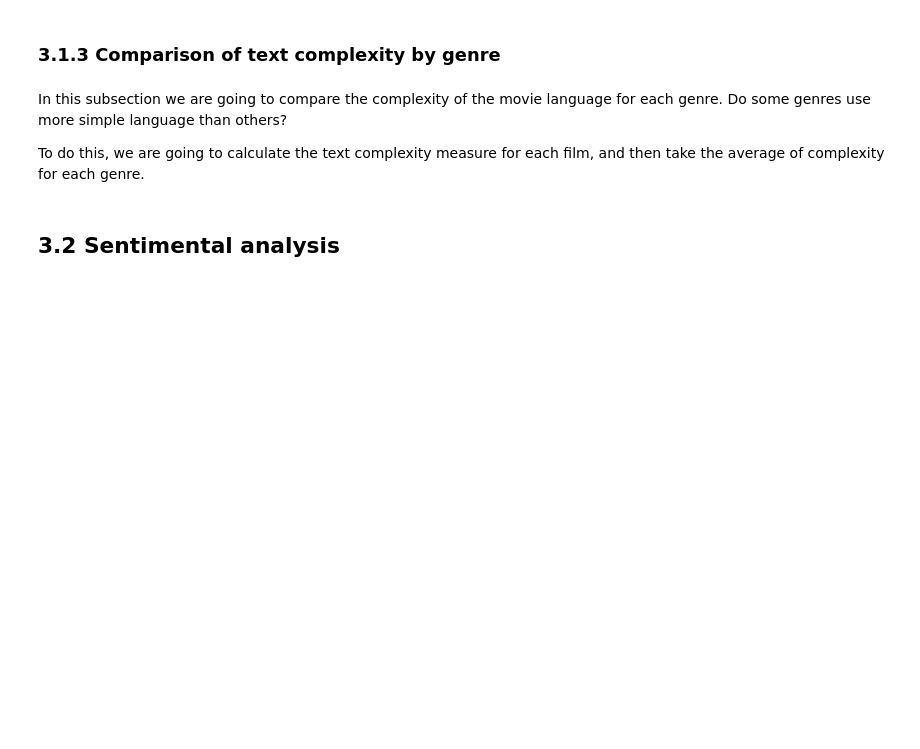
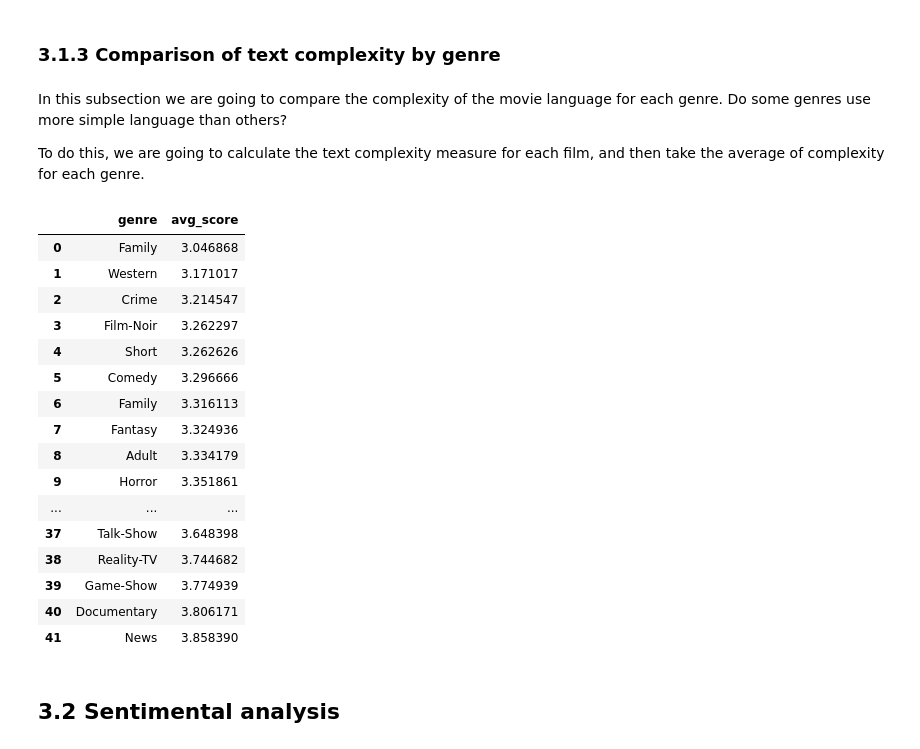
Before and after one commit to RobertInjac/ADA-Project-2018-OpenSubtitles, a Jupyter notebook: Project.ipynb, the cells around one changed output. Saved outputs shown, nothing was run; the diff lists cells and outputs as text; code cells hidden in the pictures; blank space fills up the shorter version.

```diff
--- a/Project.ipynb
+++ b/Project.ipynb
@@ -1038,6 +1122,40 @@ In this subsection we are going to compare the complexity of the movie language
 Do some genres use more simple language than others?
 
 To do this, we are going to calculate the text complexity measure for each film, and then take the average of complexity for each genre.
+# %%
+# make genre column into a list of genres
+complexity_df_ = complexity_df_.withColumn("genre", F.split(complexity_df_.genre, ','))
+
+# make a row for each genre
+complexity_df_ = complexity_df_.withColumn("genre", F.explode("genre"))
+# %%
+# get count of each genre
+genres_ = complexity_df_.groupby('genre').agg(F.avg('score').alias('avg_score'))
+# %%
+# convert to Pandas for plotting
+genres = genres_.toPandas()
+# %%
+genres = genres.sort_values(by = 'avg_score').reset_index(drop=True)
+# %%
+genres
+# %% [output]
+|  | genre | avg_score |
+| 0 | Family | 3.046868 |
+| 1 | Western | 3.171017 |
+| 2 | Crime | 3.214547 |
+| 3 | Film-Noir | 3.262297 |
+| 4 | Short | 3.262626 |
+| 5 | Comedy | 3.296666 |
+| 6 | Family | 3.316113 |
+| 7 | Fantasy | 3.324936 |
+| 8 | Adult | 3.334179 |
+| 9 | Horror | 3.351861 |
+| ... | ... | ... |
+| 37 | Talk-Show | 3.648398 |
+| 38 | Reality-TV | 3.744682 |
+| 39 | Game-Show | 3.774939 |
+| 40 | Documentary | 3.806171 |
+| 41 | News | 3.858390 |
 # %% [markdown]
 ## 3.2 Sentimental analysis
 # %% [markdown]
```
Also changed, not shown: parts of 21 cells of this notebook.
